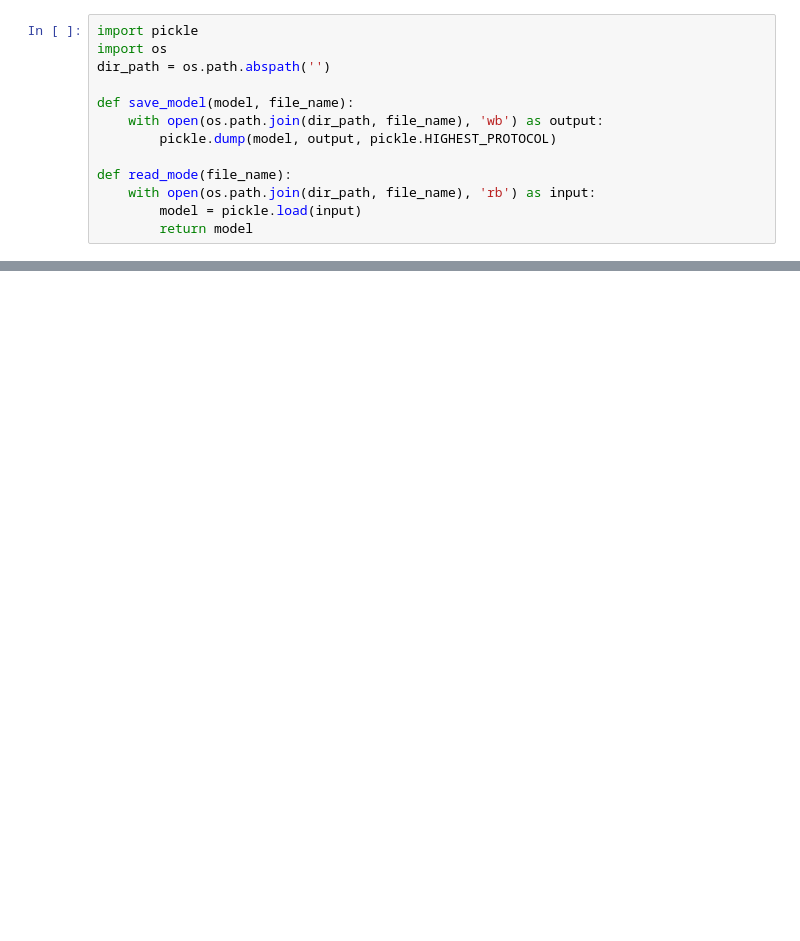
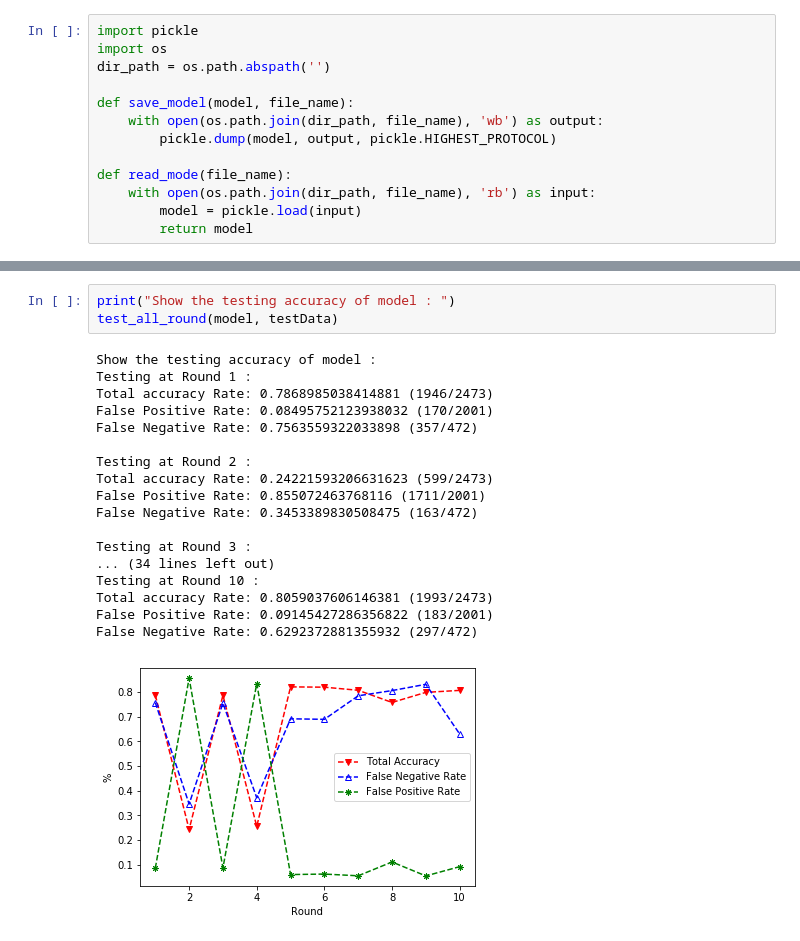
Before and after one commit to ChiehFu/649_viola_jone, a Jupyter notebook: viola_jone.ipynb, the cells around one changed output, grey strips where cells are left out. Saved outputs shown, nothing was run; the diff lists cells and outputs as text; blank space fills up the shorter version.

```diff
--- a/viola_jone.ipynb
+++ b/viola_jone.ipynb
@@ -537,0 +450,22 @@ False Negative Rate: 0.6292372881355932 (297/472)
+# %%
+print("Show the testing accuracy of model : ")
+test_all_round(model, testData)
+# %% [output]
+Show the testing accuracy of model :
+Testing at Round 1 :
+Total accuracy Rate: 0.7868985038414881 (1946/2473)
+False Positive Rate: 0.08495752123938032 (170/2001)
+False Negative Rate: 0.7563559322033898 (357/472)
+
+Testing at Round 2 :
+Total accuracy Rate: 0.24221593206631623 (599/2473)
+False Positive Rate: 0.855072463768116 (1711/2001)
+False Negative Rate: 0.3453389830508475 (163/472)
+
+Testing at Round 3 :
+... (34 lines left out)
+Testing at Round 10 :
+Total accuracy Rate: 0.8059037606146381 (1993/2473)
+False Positive Rate: 0.09145427286356822 (183/2001)
+False Negative Rate: 0.6292372881355932 (297/472)
+[figure, added]
```
Also changed, not shown: parts of 10 cells of this notebook, 14 other files.
